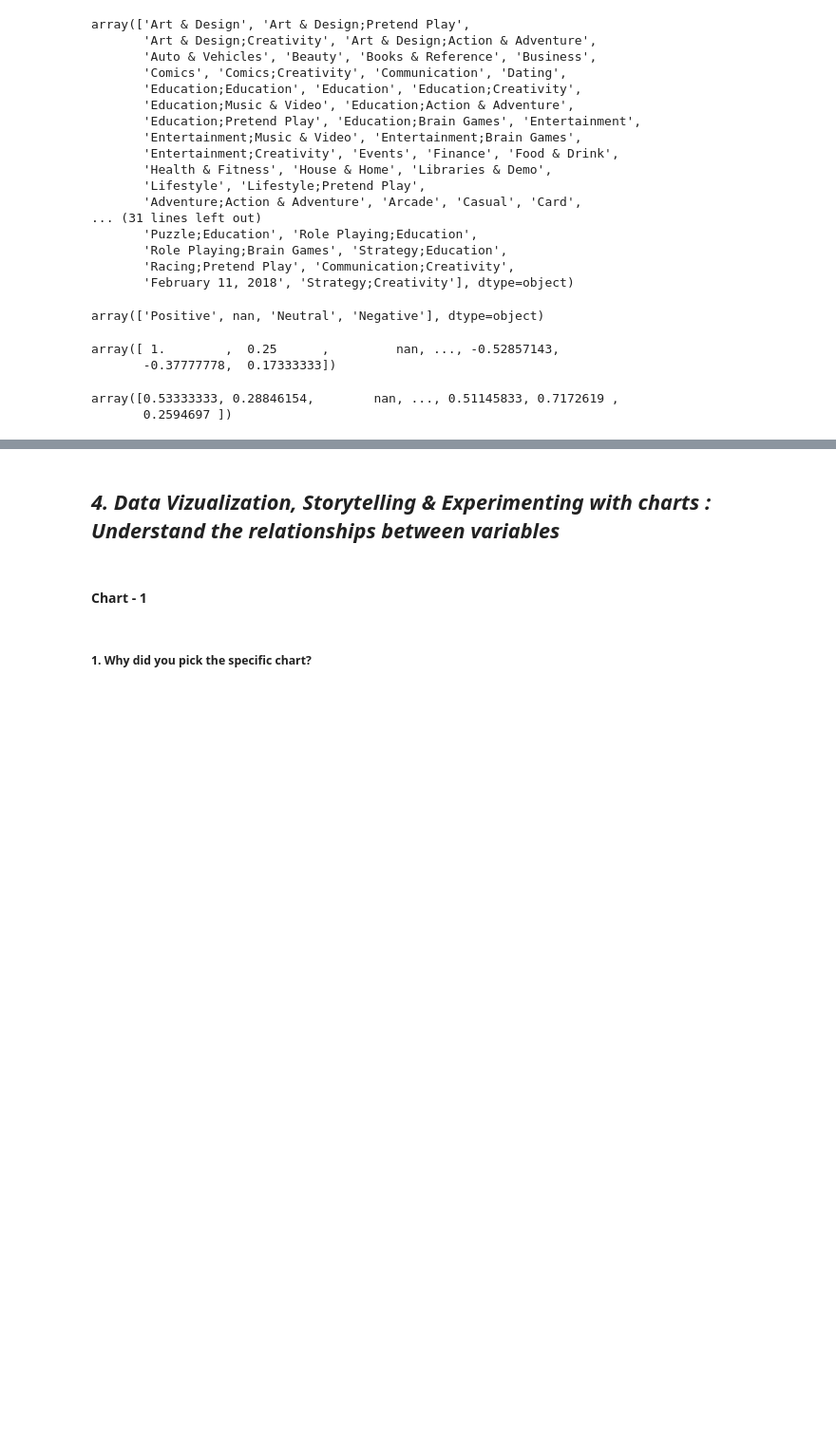
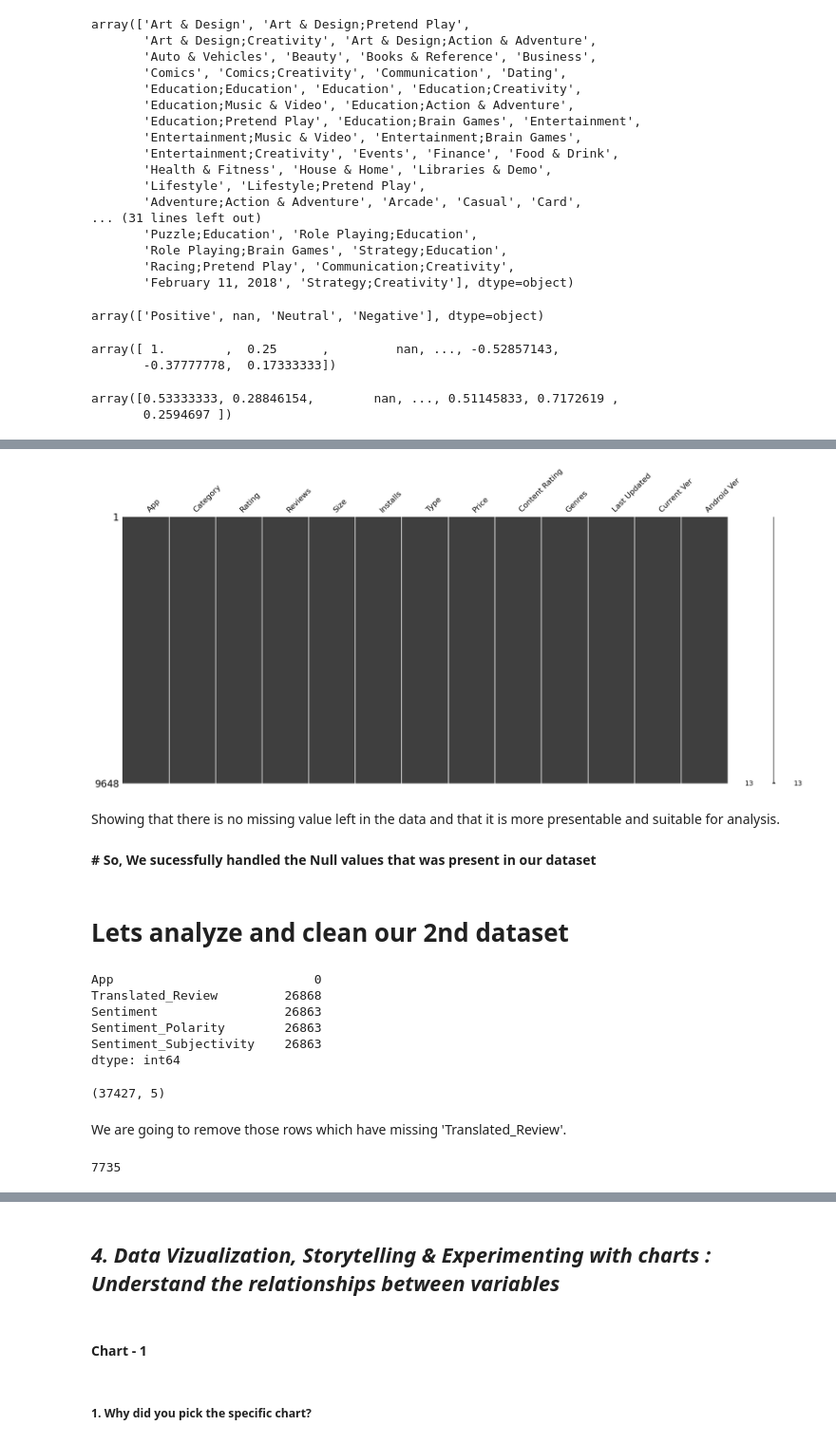
Before and after one commit to atulchune/EDA-Playstore-review-app-analysis, a Jupyter notebook: Capstone_EDA_Play_store_review_app_analysis.ipynb, the cells around one changed output, grey strips where cells are left out. Shown at 95% size. Drawn from its saved outputs; the diff is of its cells as text; code cells hidden in the pictures; blank space fills up the shorter version.

```diff
--- a/Capstone_EDA_Play_store_review_app_analysis.ipynb
+++ b/Capstone_EDA_Play_store_review_app_analysis.ipynb
@@ -412,0 +768,4 @@ Answer Here.
+# %%
+# REPLACING THE NaN VALUES IN THE 'RATING' COLUMN WITH ITS MEDIAN VALUE
+df1['Rating'].fillna(value=median_rating,inplace=True)
+df1.shape
@@ -412,0 +791,36 @@ Answer Here.
+# %%
+import missingno as msno
+msno.matrix(df1)
+plt.show()
+# %% [output]
+[figure, added]
+# %% [markdown]
+Showing that there is no missing value left in the data and that it is more presentable and suitable for analysis.
+# %% [markdown]
+**# So, We sucessfully handled the Null values that was present in our dataset**
+# %% [markdown]
+# **Lets analyze and clean our 2nd dataset**
+# %%
+# FINDING THE TOTAL NUMBER OF NaN VALUES IN EACH COLUMN
+df2.isnull().sum()
+# %% [output]
+App                           0
+Translated_Review         26868
+Sentiment                 26863
+Sentiment_Polarity        26863
+Sentiment_Subjectivity    26863
+dtype: int64
+# %%
+#Dropping/Deleting the duplicate values in user rewiews dataset
+#Keeping only non-null rows
+df2 =df2[~df2['Translated_Review'].isnull()]
+df2.shape
+# %% [output]
+(37427, 5)
+# %% [markdown]
+We are going to remove those rows which have missing 'Translated_Review'.
+# %%
+#Checking for duplicates
+df2.duplicated().sum()
+# %% [output]
+7735
```
Also changed, not shown: parts of 65 cells of this notebook.
